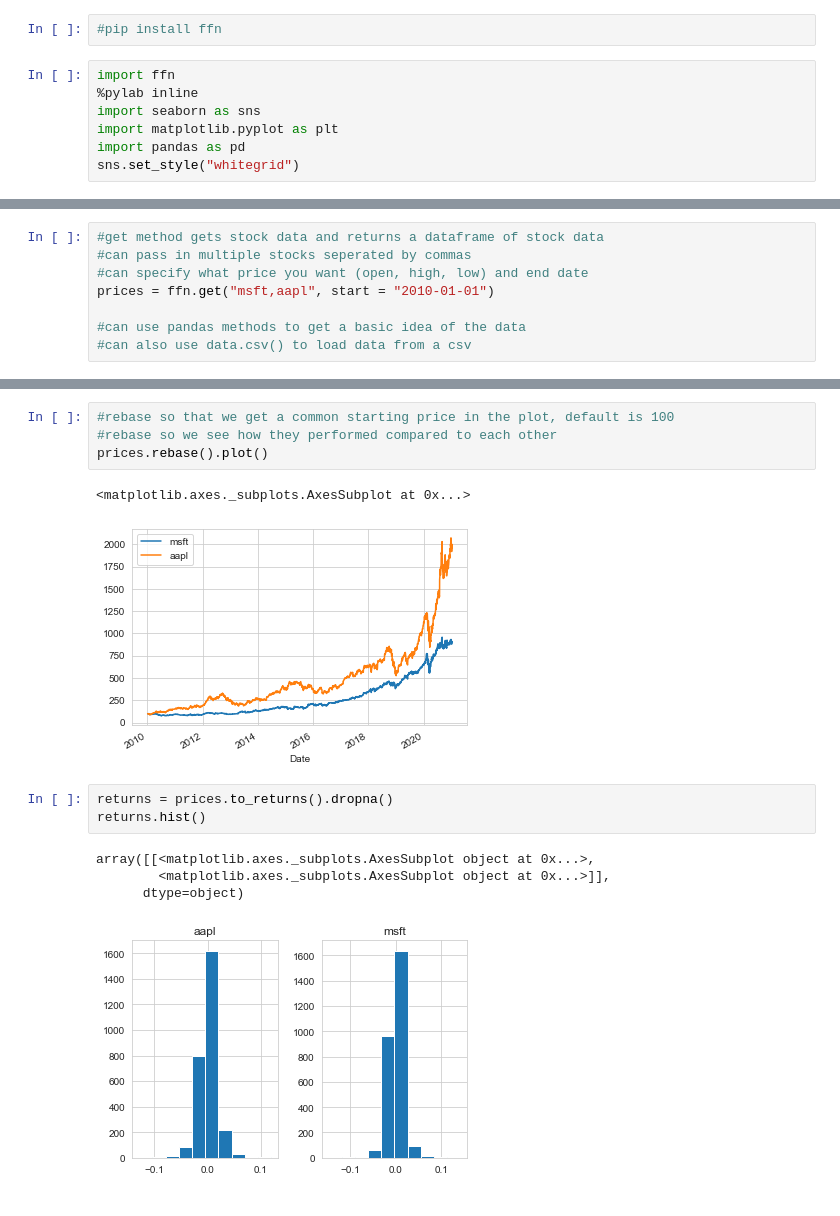
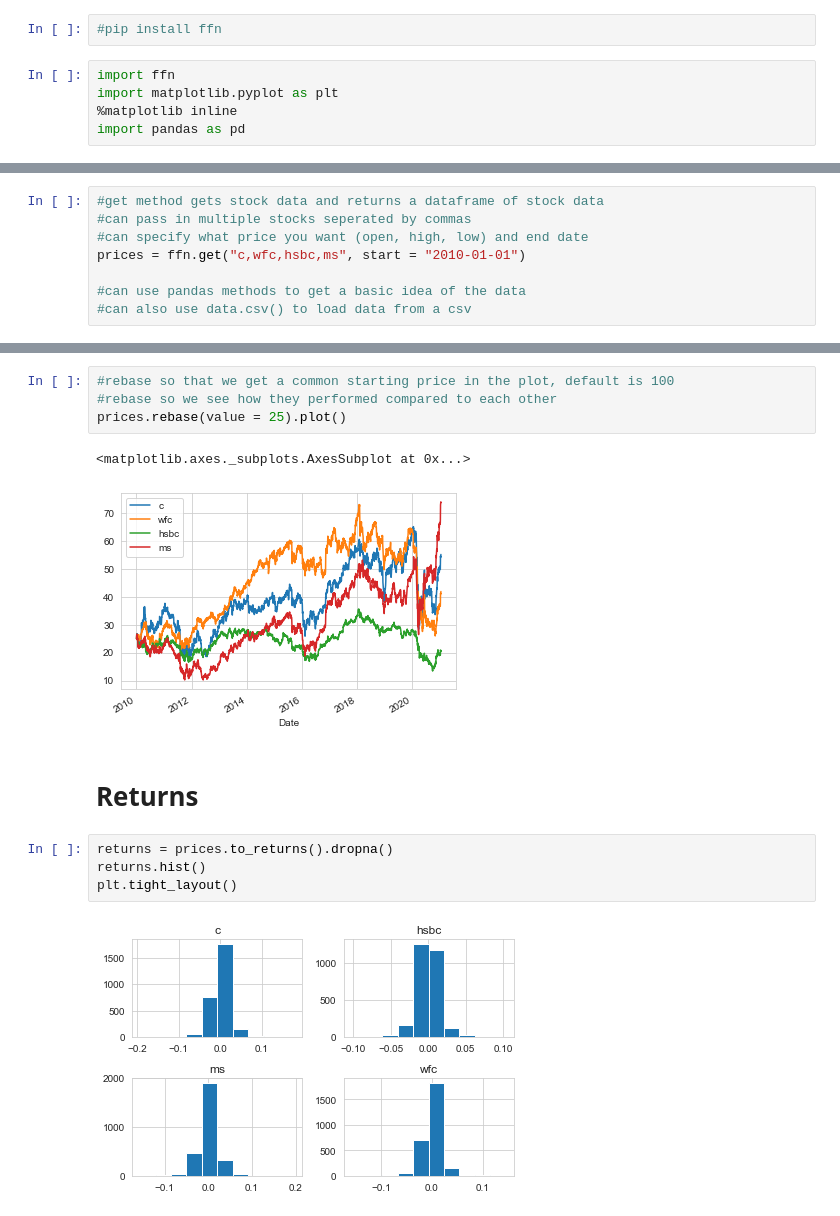
Before and after one commit to golsonallen/ffn-Tutorial, a Jupyter notebook: notebook.ipynb, the cells around one changed output, grey strips where cells are left out. Saved outputs shown, nothing was run; the diff lists cells and outputs as text.

```diff
--- a/notebook.ipynb
+++ b/notebook.ipynb
@@ -2,8 +4,6 @@
 #pip install ffn
 # %%
 import ffn
-%pylab inline
-import seaborn as sns
 import matplotlib.pyplot as plt
+%matplotlib inline
 import pandas as pd
-sns.set_style("whitegrid")
@@ -13,7 +13,7 @@ Populating the interactive namespace from numpy and matplotlib
 #get method gets stock data and returns a dataframe of stock data
 #can pass in multiple stocks seperated by commas
 #can specify what price you want (open, high, low) and end date
-prices = ffn.get("msft,aapl", start = "2010-01-01")
+prices = ffn.get("c,wfc,hsbc,ms", start = "2010-01-01")
 
 #can use pandas methods to get a basic idea of the data
 #can also use data.csv() to load data from a csv
@@ -20,15 +25,15 @@ prices = ffn.get("msft,aapl", start = "2010-01-01")
 # %%
 #rebase so that we get a common starting price in the plot, default is 100
 #rebase so we see how they performed compared to each other
-prices.rebase().plot()
+prices.rebase(value = 25).plot()
 # %% [output]
 <matplotlib.axes._subplots.AxesSubplot at 0x...>
-[figure, old version]
+[figure, new version]
+# %% [markdown]
+# Returns
 # %%
 returns = prices.to_returns().dropna()
 returns.hist()
+plt.tight_layout()
 # %% [output]
-array([[<matplotlib.axes._subplots.AxesSubplot object at 0x...>,
-        <matplotlib.axes._subplots.AxesSubplot object at 0x...>]],
-      dtype=object)
-[figure, old version]
+[figure, new version]
```
Also changed, not shown: parts of 39 cells of this notebook.
